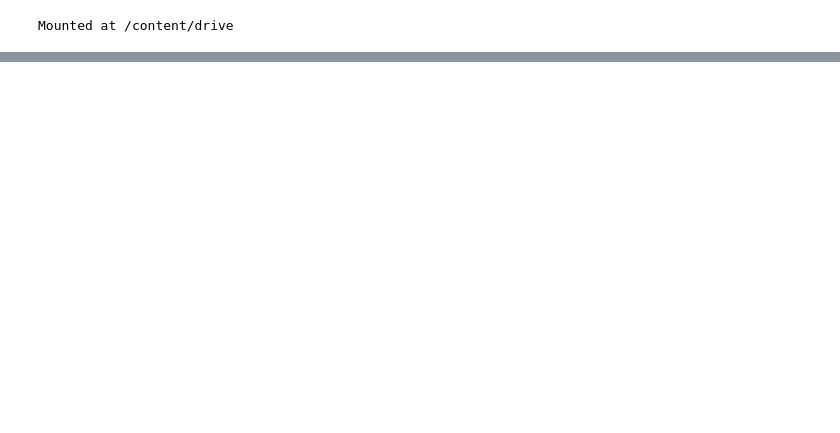
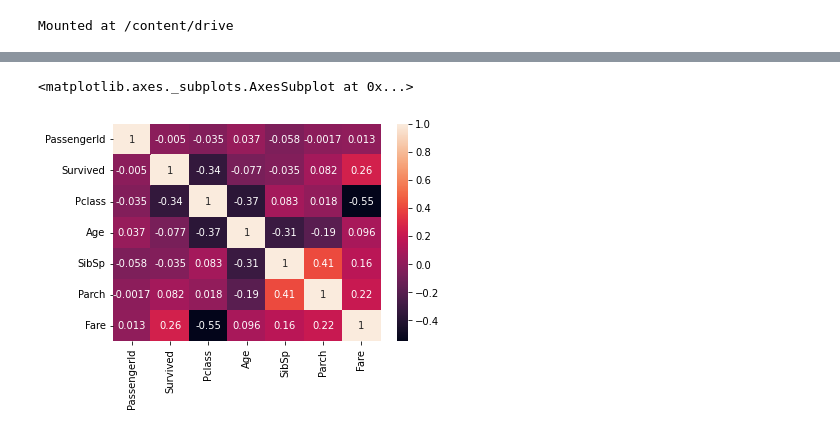
Before and after one commit to vjbarayuga/Week8-Boosting_Models, a Jupyter notebook: TitanicGradientBoost.ipynb, the cells around one changed output, grey strips where cells are left out. Drawn from its saved outputs; the diff is of its cells as text; code cells hidden in the pictures; blank space fills up the shorter version.

```diff
--- a/TitanicGradientBoost.ipynb
+++ b/TitanicGradientBoost.ipynb
@@ -88,0 +95,5 @@ predictions = model.predict(X_test)
+# %%
+sns.heatmap(df.corr(),annot=True)
+# %% [output]
+<matplotlib.axes._subplots.AxesSubplot at 0x...>
+[figure, added]
```
Also changed, not shown: parts of 80 cells of this notebook.
